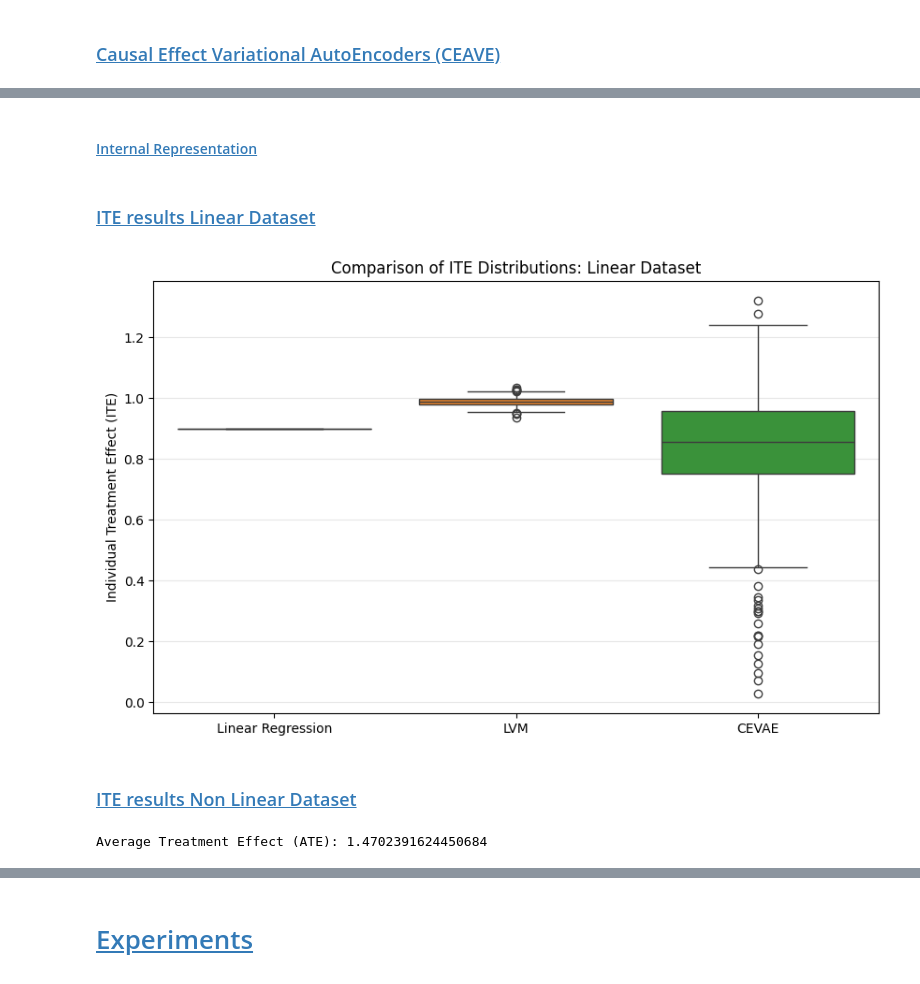
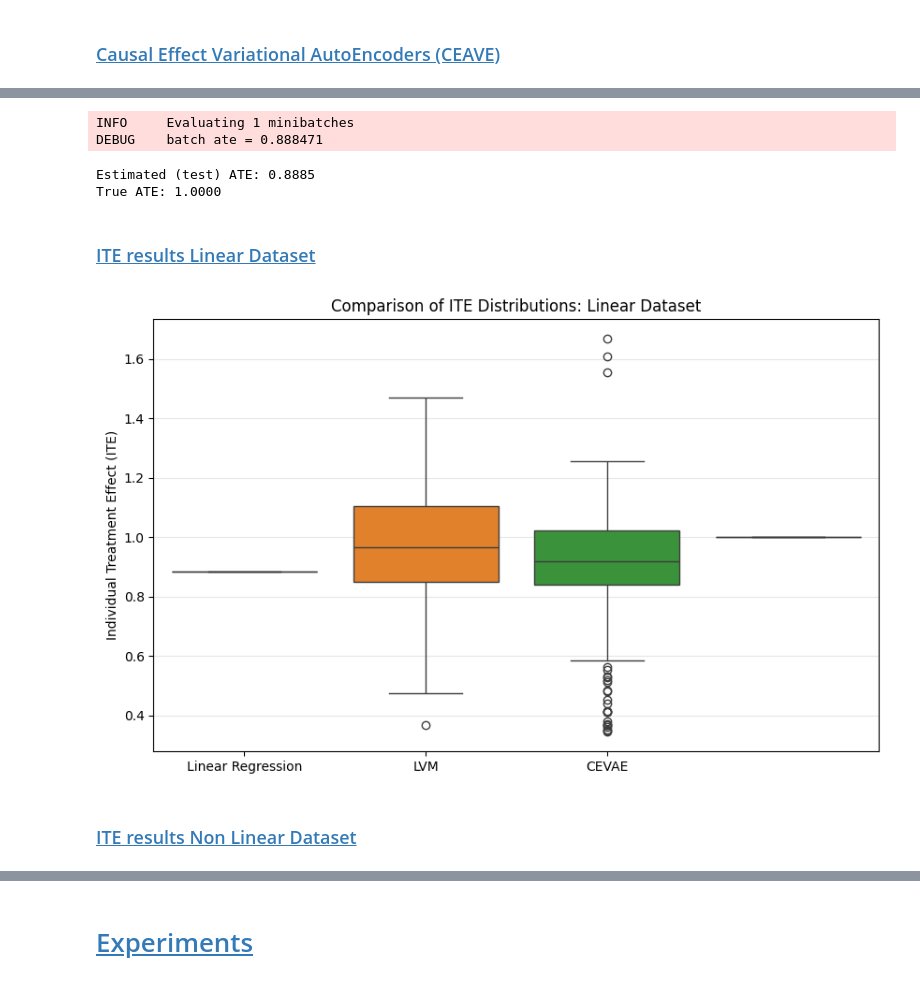
Before and after one commit to christianfaccio/causal_machine_learning, a Jupyter notebook: src/causal_effect_inference.ipynb, the cells around one changed output, grey strips where cells are left out. Cells and saved outputs as stored; diff of their text form; code cells hidden in the pictures.

Commit message:
runned experiments, plot and cleaning

```diff
--- a/src/causal_effect_inference.ipynb
+++ b/src/causal_effect_inference.ipynb
@@ -256,0 +258,8 @@ Average Treatment Effect (ATE): 0.8985663056373596
+# %%
+linear_model_ld = LinearModel()
+
+linear_model_ld.fit(x_train_linear, t_train_linear, y_train_linear)
+ite_linear_model_ld = linear_model_ld.ite(x_test_linear)
+ate_linear_model_ld = ite_linear_model_ld.mean().item()
+
+print("Average Treatment Effect (ATE):", ate_linear_model_ld)
@@ -553,8 +549,7 @@ x_train, x_test, t_train, t_test, y_train, y_test = train_test_split(
 # %%
-# before every training run
 pyro.clear_param_store()
 
-cevae = CEVAE(
+cevae_linear = CEVAE(
     feature_dim=length_x,
     latent_dim=1,
     outcome_dist="normal",
@@ -562,27 +557,17 @@ cevae = CEVAE(
     hidden_dim=200
     )
 
-losses = cevae.fit(
-    x_train, t_train, y_train,
+losses_cevae_linear = cevae_linear.fit(
+    x_train_linear, t_train_linear, y_train_linear,
     num_epochs=100,
     batch_size=100,
     learning_rate=5e-3,
-    # learning_rate_decay=0.1,
-    # weight_decay=1e-6
     )
 
-plt.plot(losses)
+plt.plot(losses_cevae_linear)
 plt.xlabel('Epoch')
 plt.ylabel('Loss')
 plt.title('CEVAE Training Loss')
 plt.show()
-
-# Estimate ITEs and ATE
-ite = cevae.ite(x_test)
-ate = ite.mean().item()
-
-# Compare
-print(f"Estimated (test) ATE: {ate:.4f}")
-print(f"True ATE: {data['ite'].mean().item():.4f}")
 # %% [output]
 INFO     Training with 8 minibatches per epoch
@@ -602,2 +582,0 @@ True ATE: 1.0000
-# %% [markdown]
-#### <a id='toc2_3_2_5_'></a>[Internal Representation](#toc0_)
@@ -679,21 +583,35 @@ plt.show()
+# %%
+# Estimate ITEs and ATE
+ite_cevae_linear = cevae_linear.ite(x_test_linear)
+ate_cevae_linear = ite_cevae_linear.mean().item()
+
+# Compare
+print(f"Estimated (test) ATE: {ate_cevae_linear:.4f}")
+print(f"True ATE: {ite_test_linear.mean().item():.4f}")
+# %% [output]
+INFO     Evaluating 1 minibatches
+DEBUG    batch ate = 0.888471
+Estimated (test) ATE: 0.8885
+True ATE: 1.0000
 # %% [markdown]
 ### <a id='toc2_3_3_'></a>[ITE results Linear Dataset](#toc0_)
 # %%
 plt.figure(figsize=(10, 6))
 sns.boxplot(
     data=[
-        ite_linear_model.flatten().cpu().numpy(),
-        ite_pgm.flatten().cpu().numpy(),
-        ite.flatten().cpu().numpy()
+        ite_linear_model_ld.flatten().cpu().numpy(),
+        ite_pgm_linear.flatten().cpu().detach().numpy(),
+        ite_cevae_linear.flatten().cpu().numpy(),
+        ite_test_linear.flatten().cpu().numpy()
     ]
 )
 plt.xticks([0, 1, 2], ["Linear Regression", "LVM", "CEVAE"])
 plt.ylabel("Individual Treatment Effect (ITE)")
 plt.title("Comparison of ITE Distributions: Linear Dataset")
 plt.grid(axis='y', alpha=0.3)
 plt.show()
 # %% [output]
-[figure, old version]
+[figure, new version]
 # %% [markdown]
-### <a id='toc2_3_3_'></a>[ITE results Non Linear Dataset](#toc0_)
+### <a id='toc2_3_4_'></a>[ITE results Non Linear Dataset](#toc0_)
 # %%
@@ -718,9 +640,0 @@ x_train, x_test, t_train, t_test, y_train, y_test, ite_train, ite_test = train_t
-# %%
-linear_model = LinearModel()
-linear_model.fit(x_train, t_train, y_train)
-
-ite_linear_model_nld = linear_model.ite(x_test)
-ate_linear_model_nld = ite_linear_model_nld.mean().item()
-print("Average Treatment Effect (ATE):", ate_linear_model_nld)
-# %% [output]
-Average Treatment Effect (ATE): 1.4702391624450684
```
Also changed, not shown: parts of 54 cells of this notebook, 14 other files.
